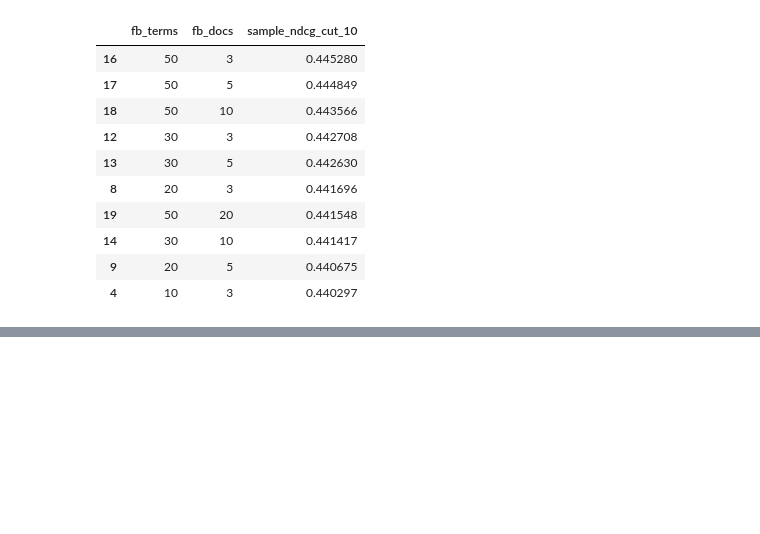
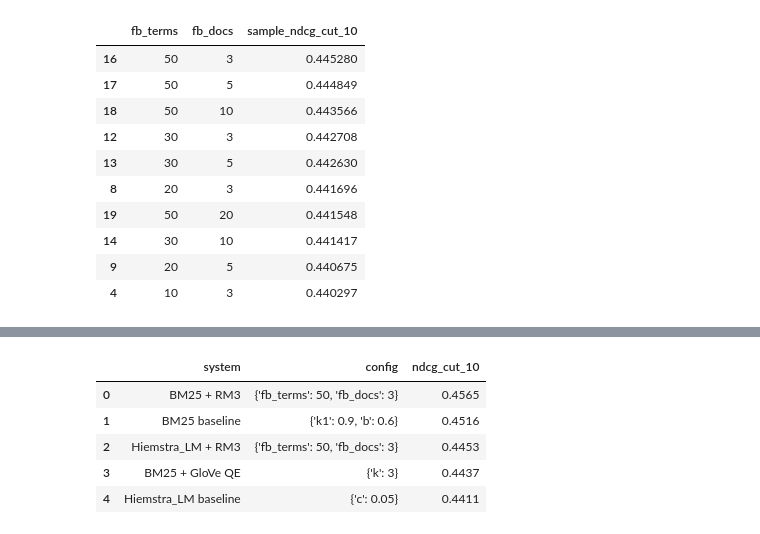
Before and after one commit to Legenden84/search-engines, a Jupyter notebook: notebooks/se_project_4.ipynb, the cells around one changed output, grey strips where cells are left out. Drawn from its saved outputs; the diff is of its cells as text; code cells hidden in the pictures; blank space fills up the shorter version.

```diff
--- a/notebooks/se_project_4.ipynb
+++ b/notebooks/se_project_4.ipynb
@@ -181,10 +171,11 @@ Training qrels:
 cache_dir = Path("./results")
 cache_dir.mkdir(parents=True, exist_ok=True)
 
-bm25_cache_path = cache_dir / "bm25_tuning_results.json"
-lm_cache_path   = cache_dir / "lm_tuning_results.json"
-rm3_cache_path = cache_dir / "rm3_tuning_results.json"
+bm25_cache_path   = cache_dir / "bm25_tuning_results.json"
+lm_cache_path     = cache_dir / "lm_tuning_results.json"
+rm3_cache_path    = cache_dir / "rm3_tuning_results.json"
 rm3_lm_cache_path = cache_dir / "rm3_lm_tuning_results.json"
+glove_cache_path  = cache_dir / "glove_tuning_results.json"
 
 tuning_results = []
 best_models = {
@@ -634,0 +610,3 @@ For each query:
+# %%
+model = api.load('glove-wiki-gigaword-50')
+model.most_similar('tree')
@@ -643,0 +711,4 @@ Loading word2vec-google-news-300 (downloads ~1.6 GB the first time)...
+# %%
+glove_cache = tune_glove()
+glove_df = pd.DataFrame(glove_cache["tuning_results"]).sort_values(by=EVAL_MEASURE, ascending=False)
+glove_df
@@ -643,0 +728,28 @@ Loading word2vec-google-news-300 (downloads ~1.6 GB the first time)...
+# %%
+# Baselines (no expansion).
+baseline_score = float(pt.Experiment(
+    [backbone_second], train_queries, train_qrels,
+    eval_metrics=[EVAL_MEASURE], filter_by_qrels=True,
+)[EVAL_MEASURE].iloc[0])
+
+lm_baseline_score = float(pt.Experiment(
+    [lm_second], train_queries, train_qrels,
+    eval_metrics=[EVAL_MEASURE], filter_by_qrels=True,
+)[EVAL_MEASURE].iloc[0])
+
+summary = pd.DataFrame([
+    {"system": "BM25 baseline",             "config": BACKBONE_CONFIG,             EVAL_MEASURE: round(baseline_score, 4)},
+    {"system": "Hiemstra_LM baseline",      "config": LM_BACKBONE_CONFIG,          EVAL_MEASURE: round(lm_baseline_score, 4)},
+    {"system": "BM25 + RM3",                "config": rm3_cache["best_config"],    EVAL_MEASURE: round(rm3_cache["best_score"], 4)},
+    {"system": "Hiemstra_LM + RM3",         "config": rm3_lm_cache["best_config"], EVAL_MEASURE: round(rm3_lm_cache["best_score"], 4)},
+    {"system": "BM25 + GloVe QE",           "config": {"k": glove_cache["best_k"]}, EVAL_MEASURE: round(glove_cache["best_score"], 4)},
+]).sort_values(by=EVAL_MEASURE, ascending=False).reset_index(drop=True)
+
+summary
+# %% [output]
+|  | system | config | ndcg_cut_10 |
+| 0 | BM25 + RM3 | {'fb_terms': 50, 'fb_docs': 3} | 0.4565 |
+| 1 | BM25 baseline | {'k1': 0.9, 'b': 0.6} | 0.4516 |
+| 2 | Hiemstra_LM + RM3 | {'fb_terms': 50, 'fb_docs': 3} | 0.4453 |
+| 3 | BM25 + GloVe QE | {'k': 3} | 0.4437 |
+| 4 | Hiemstra_LM baseline | {'c': 0.05} | 0.4411 |
```
Also changed, not shown: parts of 10 cells of this notebook, 1 other file.
